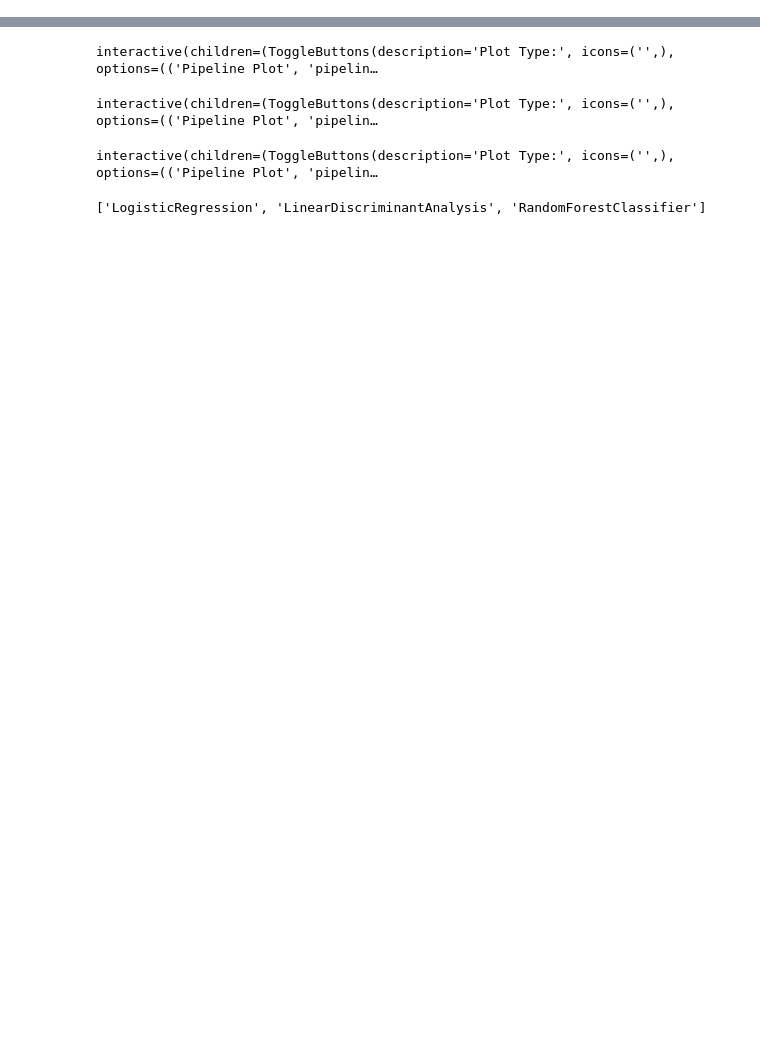
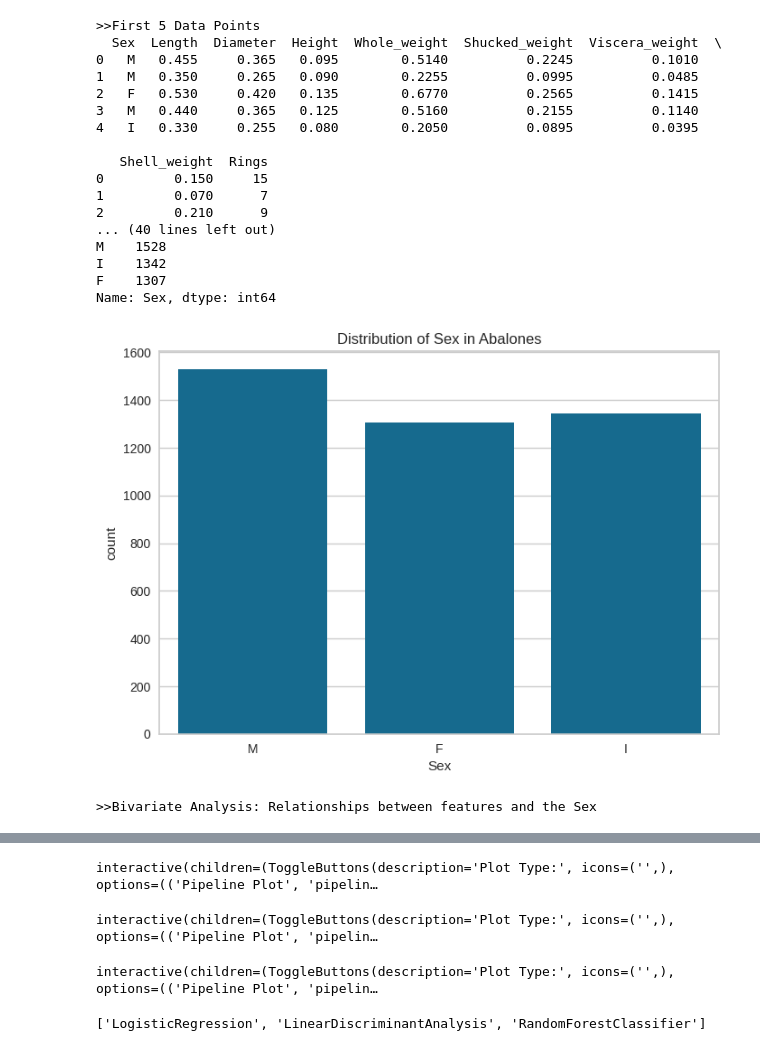
Before and after one commit to MatthewLamBok/BME_8603, a Jupyter notebook: python_code/main_pycaret.ipynb, the cells around one changed output, grey strips where cells are left out. Saved outputs shown, nothing was run; the diff lists cells and outputs as text; code cells hidden in the pictures; blank space fills up the shorter version.

```diff
--- a/python_code/main_pycaret.ipynb
+++ b/python_code/main_pycaret.ipynb
@@ -24,32 +24,52 @@ if __name__ == "__main__":
     #Parameter
     target_csv  = 'abalone'#['abalone','50_50', 'fill']
     ground_truth = 'Sex' #['Sex', 'Diabetes_binary']
     Prediction_label = 'All' #['M_F', 'All', 'M', 'F', 'I']
     split = '60_20_20' #['60_20_20', '80_10_10']
-    display_bool = False
+    display_bool = True
     rand_seed = 20
     num_of_models = 3
-    save_figure = False
+    save_figure = True
     #1.1 Load ============================================================
     if target_csv == 'fill':
         df = pd.read_csv('../data/diabetes_binary_health_indicators_BRFSS2015.csv')
     if target_csv == '50_50':
         df = pd.read_csv('../data/diabetes_binary_5050split_health_indicators_BRFSS2015.csv')
     if target_csv == 'abalone':
         df = pd.read_csv('../data/abalone.csv')
 
 
     #2.1 Set Label ============================================================
     if target_csv == 'abalone' and Prediction_label == 'M_F':  #If classifing Male or Female
         df = df[df['Sex'] != 'I']
     if target_csv == 'abalone' and Prediction_label == 'M': #If classifing Male or not Male
         df['Sex'] = df['Sex'].replace(['F','I'],"N")
     if target_csv == 'abalone' and Prediction_label == 'F': #If classifing Female or not Female
         df['Sex'] = df['Sex'].replace(['M','I'],"N")
     if target_csv == 'abalone' and Prediction_label == 'I': #If classifing Infant or not Infant
         df['Sex'] = df['Sex'].replace(['M','F'],"N")
 
 
     #2.2 Information on data =====================================
     if display_bool == True:
         function_script.info_display(df)
+# %% [output]
+>>First 5 Data Points
+  Sex  Length  Diameter  Height  Whole_weight  Shucked_weight  Viscera_weight  \
+0   M   0.455     0.365   0.095        0.5140          0.2245          0.1010
+1   M   0.350     0.265   0.090        0.2255          0.0995          0.0485
+2   F   0.530     0.420   0.135        0.6770          0.2565          0.1415
+3   M   0.440     0.365   0.125        0.5160          0.2155          0.1140
+4   I   0.330     0.255   0.080        0.2050          0.0895          0.0395
+
+   Shell_weight  Rings
+0         0.150     15
+1         0.070      7
+2         0.210      9
+... (40 lines left out)
+M    1528
+I    1342
+F    1307
+Name: Sex, dtype: int64
+[figure, added]
+>>Bivariate Analysis: Relationships between features and the Sex
```
Also changed, not shown: parts of 7 cells of this notebook, 44 other files.
